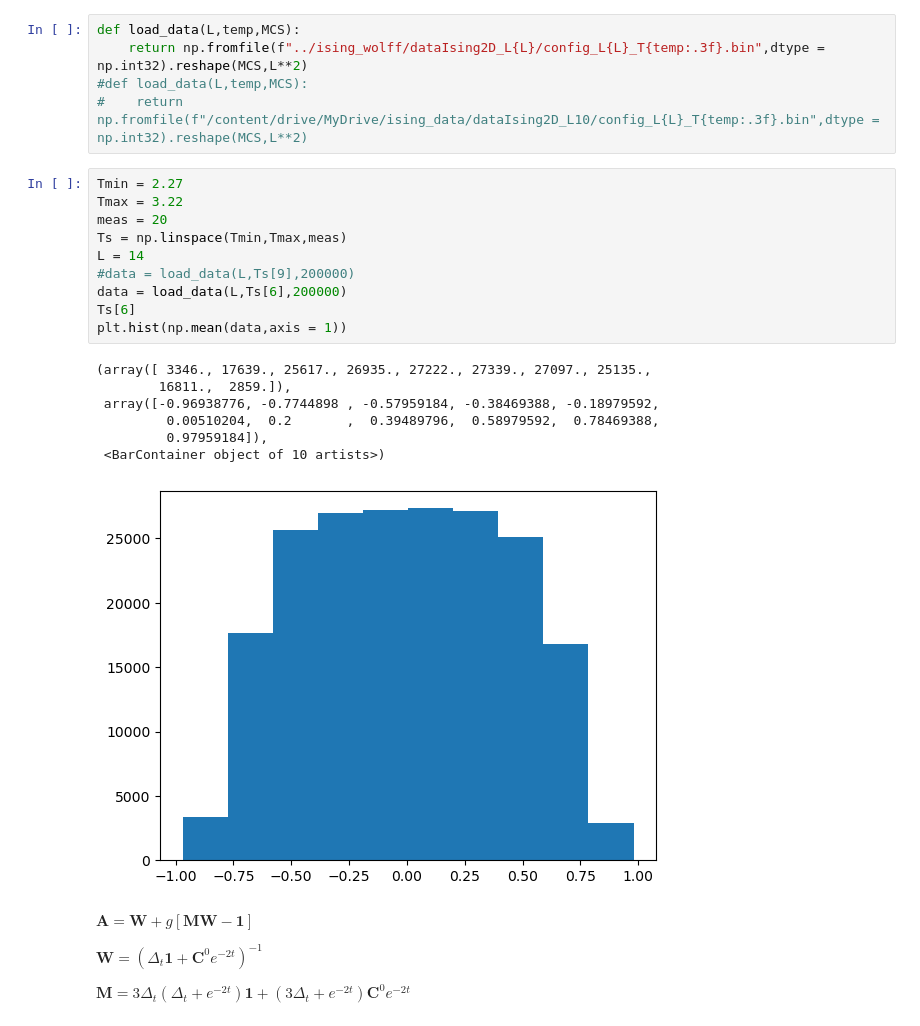
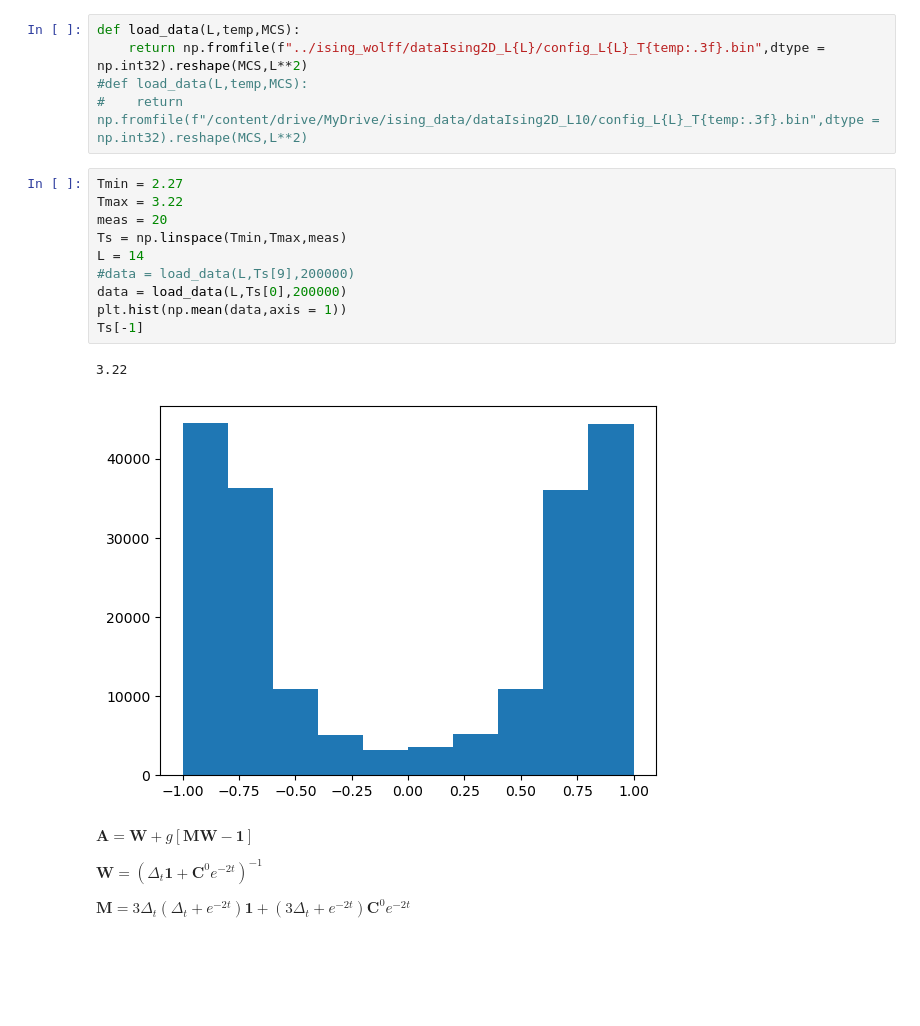
Before and after one commit to bsfn-0323/diffusion, a Jupyter notebook: gaussDiff_constraint.ipynb, the cells around one changed output. Drawn from its saved outputs; the diff is of its cells as text; blank space fills up the shorter version.

```diff
--- a/gaussDiff_constraint.ipynb
+++ b/gaussDiff_constraint.ipynb
@@ -18,21 +18,16 @@ def load_data(L,temp,MCS):
 # %%
 Tmin = 2.27
 Tmax = 3.22
 meas = 20
 Ts = np.linspace(Tmin,Tmax,meas)
 L = 14
 #data = load_data(L,Ts[9],200000)
-data = load_data(L,Ts[6],200000)
-Ts[6]
+data = load_data(L,Ts[0],200000)
 plt.hist(np.mean(data,axis = 1))
+Ts[-1]
 # %% [output]
-(array([ 3346., 17639., 25617., 26935., 27222., 27339., 27097., 25135.,
-        16811.,  2859.]),
- array([-0.96938776, -0.7744898 , -0.57959184, -0.38469388, -0.18979592,
-         0.00510204,  0.2       ,  0.39489796,  0.58979592,  0.78469388,
-         0.97959184]),
- <BarContainer object of 10 artists>)
+3.22
-[figure, old version]
+[figure, new version]
 # %% [markdown]
 $\mathbf{A} = \mathbf{W} + g\left[\mathbf{M}\mathbf{W}-\mathbf{1} \right]$
 
```
Also changed, not shown: parts of 25 cells of this notebook, 8 other files.
